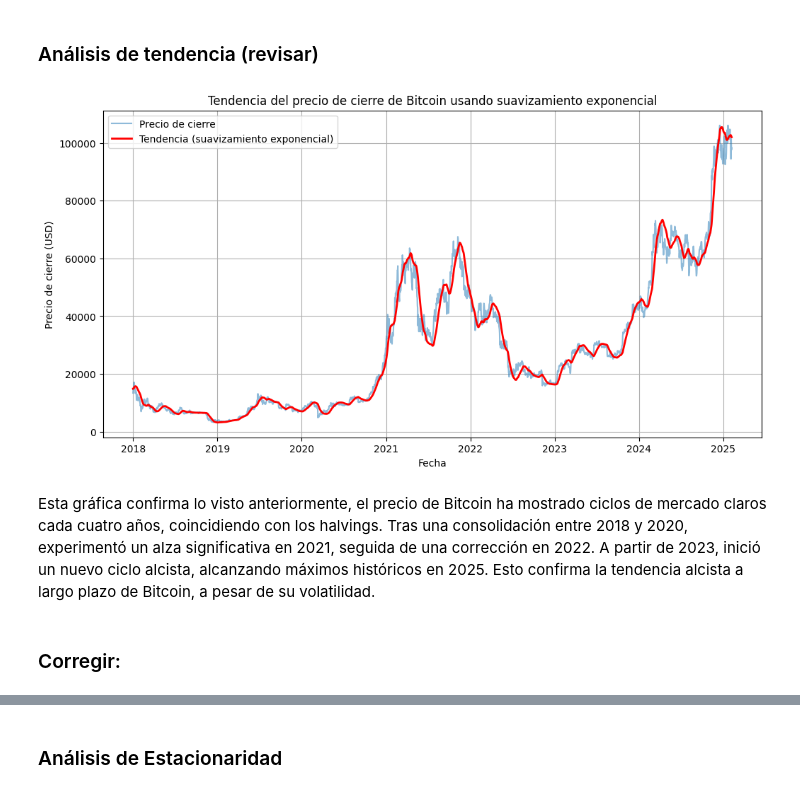
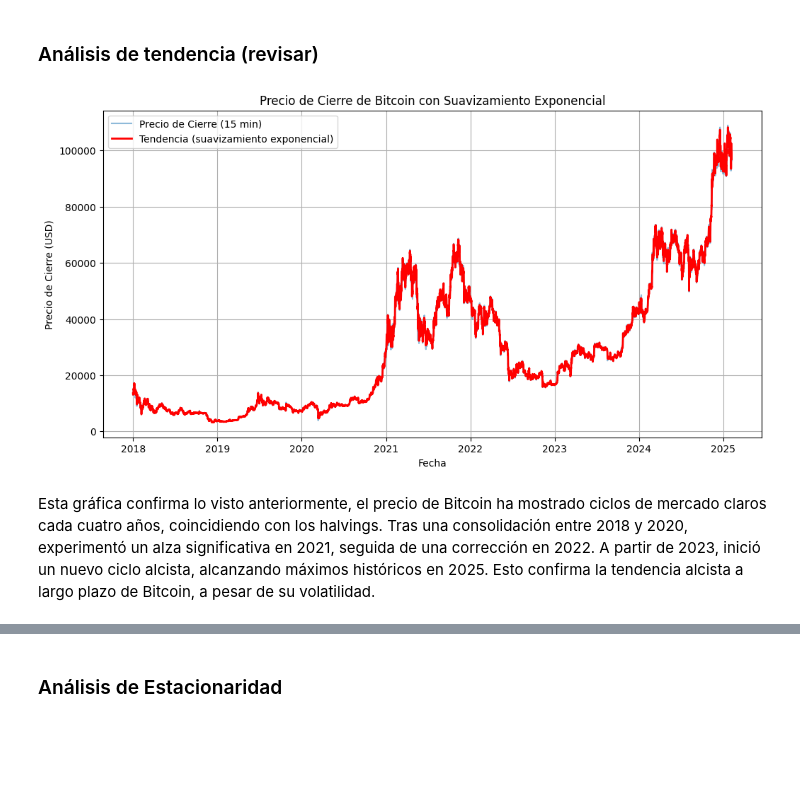
Before and after one commit to mcamilavr/mcamilavr.github.io, a Jupyter notebook: docs/notebooks.ipynb, the cells around one changed output, grey strips where cells are left out. Drawn from its saved outputs; the diff is of its cells as text; code cells hidden in the pictures; blank space fills up the shorter version.

```diff
--- a/docs/notebooks.ipynb
+++ b/docs/notebooks.ipynb
@@ -339,23 +339,21 @@ Por otro lado, la función de autocorrelación parcial (PACF) muestra correlacio
 # %%
 from statsmodels.tsa.holtwinters import ExponentialSmoothing
 
-# Usar datos diarios (1d) para reducir el ruido intradía
-model = ExponentialSmoothing(dfs["1d"]["Close"], trend="add", seasonal=None, damped=True)
-fit = model.fit(smoothing_level=0.05)  # Ajustar el nivel de suavizado para mayor suavidad
+# Aplicar suavizamiento exponencial
+model = ExponentialSmoothing(dfs["15m"]["Close"], trend="add", seasonal=None, damped=True)
+fit = model.fit(smoothing_level=0.05)  # Ajustar el nivel de suavizado
 
-# Graficar la tendencia
+# Graficar el precio original y el suavizado
 plt.figure(figsize=(12, 6))
-plt.plot(dfs["1d"].index, dfs["1d"]["Close"], label="Precio de cierre", alpha=0.5)
-plt.plot(dfs["1d"].index, fit.fittedvalues, label="Tendencia (suavizamiento exponencial)", color="red", linewidth=2)
-plt.title("Tendencia del precio de cierre de Bitcoin usando suavizamiento exponencial")
+plt.plot(dfs["15m"].index, dfs["15m"]["Close"], label="Precio de Cierre (15 min)", alpha=0.5)
+plt.plot(dfs["15m"].index, fit.fittedvalues, label="Tendencia (suavizamiento exponencial)", color="red", linewidth=2)
+plt.title("Precio de Cierre de Bitcoin con Suavizamiento Exponencial")
 plt.xlabel("Fecha")
-plt.ylabel("Precio de cierre (USD)")
+plt.ylabel("Precio de Cierre (USD)")
 plt.legend()
 plt.grid()
 plt.show()
 # %% [output]
-[figure, old version]
+[figure, new version]
 # %% [markdown]
 Esta gráfica confirma lo visto anteriormente, el precio de Bitcoin ha mostrado ciclos de mercado claros cada cuatro años, coincidiendo con los halvings. Tras una consolidación entre 2018 y 2020, experimentó un alza significativa en 2021, seguida de una corrección en 2022. A partir de 2023, inició un nuevo ciclo alcista, alcanzando máximos históricos en 2025. Esto confirma la tendencia alcista a largo plazo de Bitcoin, a pesar de su volatilidad.
-# %% [markdown]
-### Corregir:
```
Also changed, not shown: parts of 3 cells of this notebook, 5 other files.
